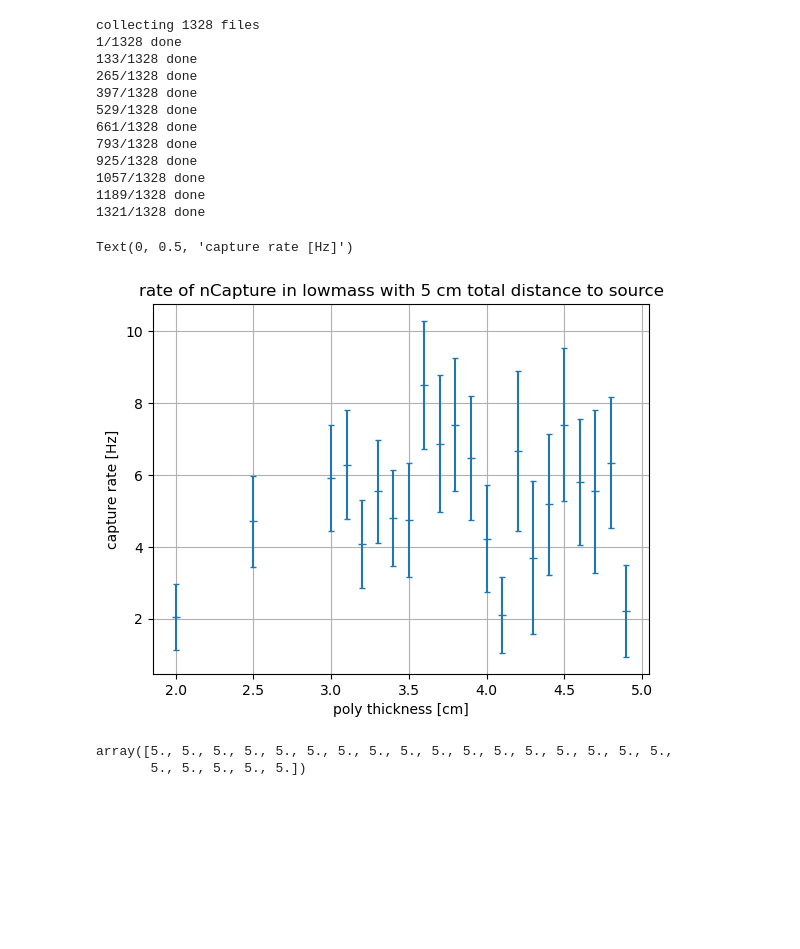
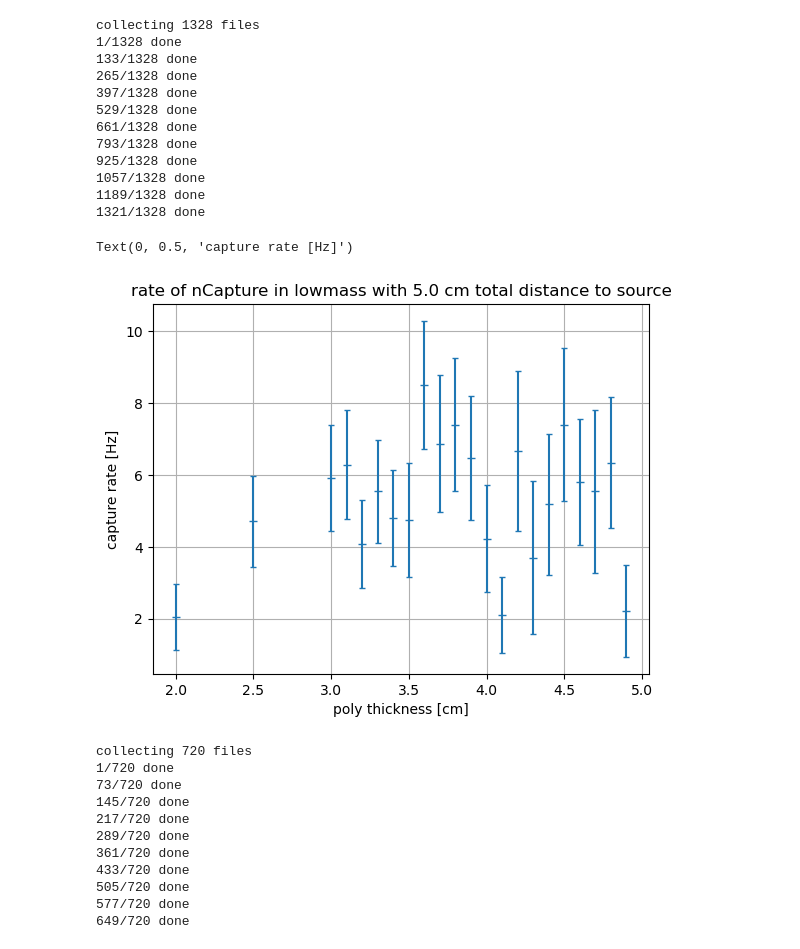
Before and after one commit to tamu-edu/doublecap, a Jupyter notebook: analysis/rate_calculations.ipynb, the cells around one changed output. Saved outputs shown, nothing was run; the diff lists cells and outputs as text; code cells hidden in the pictures; blank space fills up the shorter version.

Commit message:
new data, new plots, etc

```diff
--- a/analysis/rate_calculations.ipynb
+++ b/analysis/rate_calculations.ipynb
@@ -397,7 +384,7 @@ sigma errors
 # %%
 # testing airgaps between source and poly
 
-opt_gap = so.ShieldOptimization(match = 'Air*_PE*_*_t?.root', folder = '../build/gap_sim/', Ndefault = 1e7, verbose = 3, part = 10)
+opt_gap = so.ShieldOptimization(match = 'Air*_PE*_*_t?.root', folder = '../build/gap_sim_5cm/', Ndefault = 1e7, verbose = 3, part = 10)
 opt_gap.analyze()
 # %% [output]
 collecting 1328 files
@@ -414,17 +401,30 @@ collecting 1328 files
 1321/1328 done
 # %%
 lead, poly, rate, drate = opt_gap.get_capture_rate()
+totaldist = (poly+lead).mean()
 
 plt.errorbar(poly, rate, yerr = drate, linestyle = '', marker = '_', capsize = 2)
 plt.grid()
-plt.title('rate of nCapture in lowmass with 5 cm total distance to source')
+plt.title(f'rate of nCapture in lowmass with {totaldist} cm total distance to source')
 plt.xlabel('poly thickness [cm]')
 plt.ylabel('capture rate [Hz]')
 # %% [output]
 Text(0, 0.5, 'capture rate [Hz]')
-[figure, old version]
+[figure, new version]
-# %%
-poly+lead
-# %% [output]
-array([5., 5., 5., 5., 5., 5., 5., 5., 5., 5., 5., 5., 5., 5., 5., 5., 5.,
-       5., 5., 5., 5., 5.])
+# %%
+# testing airgaps between source and poly
+
+opt8 = so.ShieldOptimization(match = 'Air*_PE*_*_t?.root', folder = '../build/gap_sim/', Ndefault = 1e8, verbose = 3, part = 10)
+opt8.analyze()
+# %% [output]
+collecting 720 files
+1/720 done
+73/720 done
+145/720 done
+217/720 done
+289/720 done
+361/720 done
+433/720 done
+505/720 done
+577/720 done
+649/720 done
```
Also changed, not shown: parts of 19 cells of this notebook, 1 other file.
